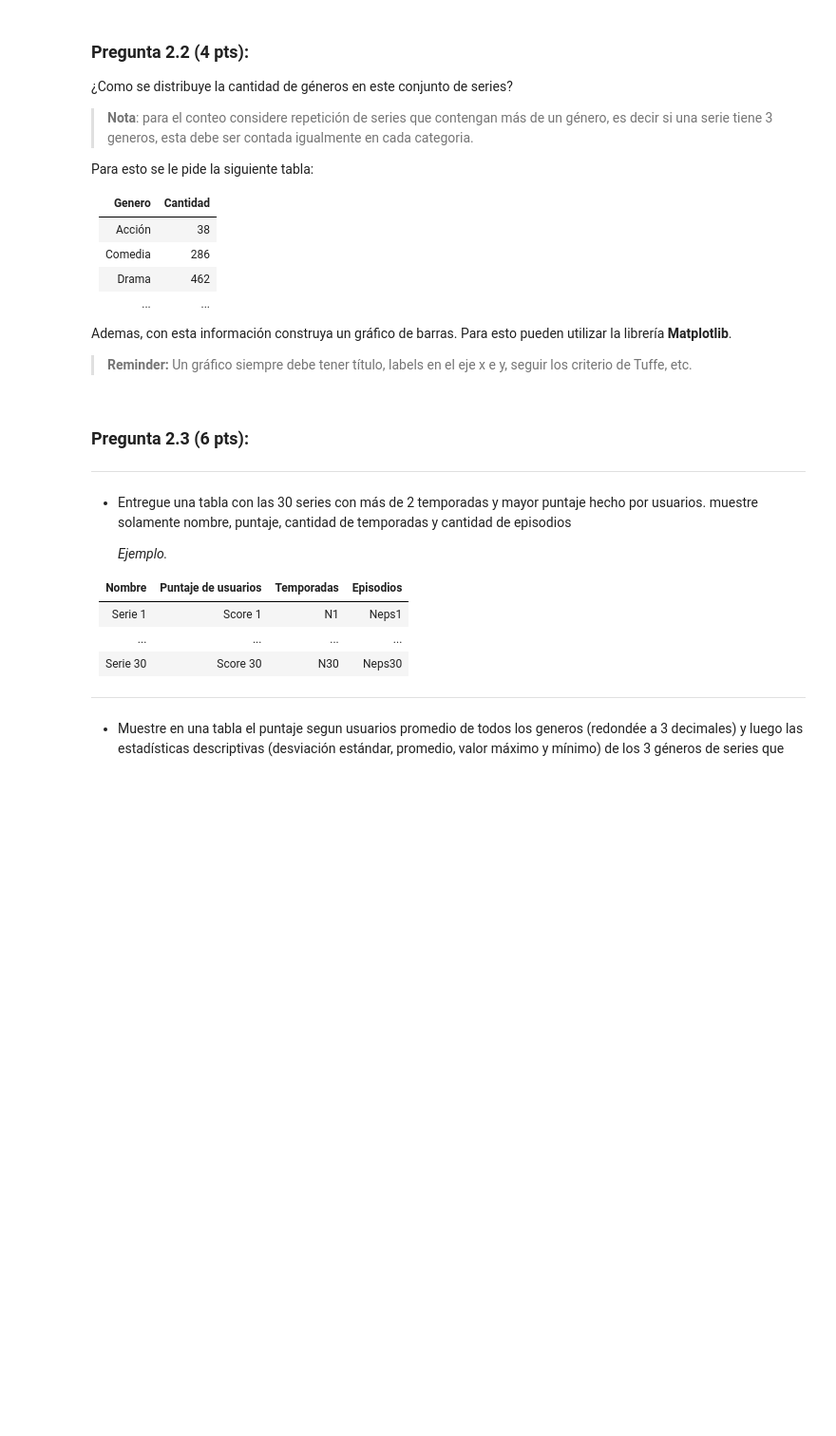
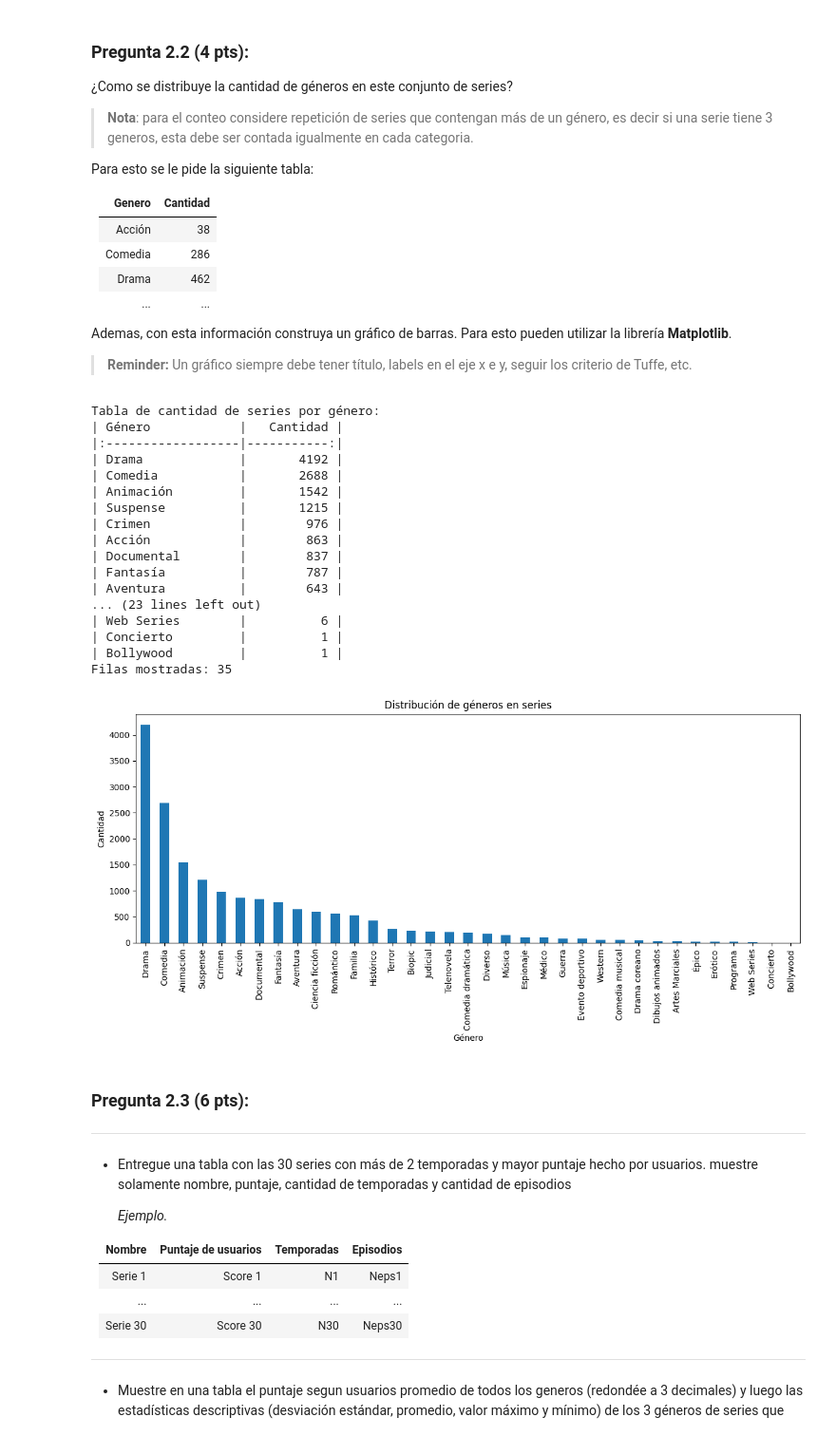
Before and after one commit to AntoCreed777/Web_Scraping, a Jupyter notebook: 2025_Tarea01_AD.ipynb, the cells around one changed output. Shown: that part at 95% size. Cells and saved outputs as stored; diff of their text form; code cells hidden in the pictures; blank space fills up the shorter version.

```diff
--- a/2025_Tarea01_AD.ipynb
+++ b/2025_Tarea01_AD.ipynb
@@ -115,0 +647,10 @@ En primera al ayudante le gustaría un análisis de filtrado de las series a niv
+# %%
+# Load the merged dataframe
+try:
+    with open(settings.nombre_archivo_pkl, 'rb') as f:
+        df_merged = pickle.load(f)
+    print(f"Merged DataFrame loaded successfully. Total series: {len(df_merged)}")
+    display(df_merged.head())
+except FileNotFoundError:
+    print(f"Error: Merged pickle file '{settings.nombre_archivo_pkl}' not found.")
+    df_merged = None
@@ -119,4 +717,15 @@ En primera al ayudante le gustaría un análisis de filtrado de las series a niv
 * ¿Cuáles servicios de streaming están como opciones disponibles para ver series en la lista de sensacine?
 * ¿Cuántas series pueden verse en cada servicio de streaming según la lista de sensacine?
 # %%
-#TU RESPUESTA ACA
+if df_merged is not None:
+  def respuesta_donde_ver(df: pd.DataFrame):
+      """Muestra una tabla con la cantidad de series disponibles en cada servicio de streaming."""
+      DONDE_VER_SPLIT, df_exploded = split_df(df, SerieColumn.DONDE_VER.value)
+      conteo = df_exploded[DONDE_VER_SPLIT].value_counts()
+      tabla = conteo.reset_index()
+      tabla.columns = ["Servicio", "Cantidad"]
+      imprimir_data_frame(
+          tabla, mensaje="Tabla de cantidad de series por servicio de streaming disponible:"
+      )
+
+  respuesta_donde_ver(df_merged)
@@ -140,7 +763,46 @@ Ademas, con esta información construya un gráfico de barras. Para esto pueden
 
 > **Reminder:** Un gráfico siempre debe tener título, labels en el eje x e y, seguir los criterio de Tuffe, etc.
 # %%
-#TU RESPUESTA
+if df_merged is not None:
+  def respuesta_generos(df: pd.DataFrame):
+      """Analiza y grafica la distribución de géneros en el conjunto de series."""
+      GENEROS_SPLIT, df_exploded = split_df(df, SerieColumn.GENEROS.value)
+
+      # Contar cuántas veces aparece cada género
+      conteo_generos = df_exploded[GENEROS_SPLIT].value_counts()
+
+      tabla_generos = conteo_generos.reset_index()
+      tabla_generos.columns = ["Género", "Cantidad"]
+      imprimir_data_frame(tabla_generos, mensaje="Tabla de cantidad de series por género:")
+
+      # Graficar la distribución de géneros
+      conteo_generos.plot(kind="bar", figsize=(12, 6))
+      plt.xlabel("Género")
+      plt.ylabel("Cantidad")
+      plt.title("Distribución de géneros en series")
+      plt.tight_layout()
+      plt.show()
+
+  respuesta_generos(df_merged)
+# %% [output]
+Tabla de cantidad de series por género:
+| Género            |   Cantidad |
+|:------------------|-----------:|
+| Drama             |       4192 |
+| Comedia           |       2688 |
+| Animación         |       1542 |
+| Suspense          |       1215 |
+| Crimen            |        976 |
+| Acción            |        863 |
+| Documental        |        837 |
+| Fantasía          |        787 |
+| Aventura          |        643 |
+... (23 lines left out)
+| Web Series        |          6 |
+| Concierto         |          1 |
+| Bollywood         |          1 |
+Filas mostradas: 35
+[figure, added]
 # %% [markdown]
 ### Pregunta 2.3 (6 pts):
 
```
Also changed, not shown: parts of 38 cells of this notebook.
